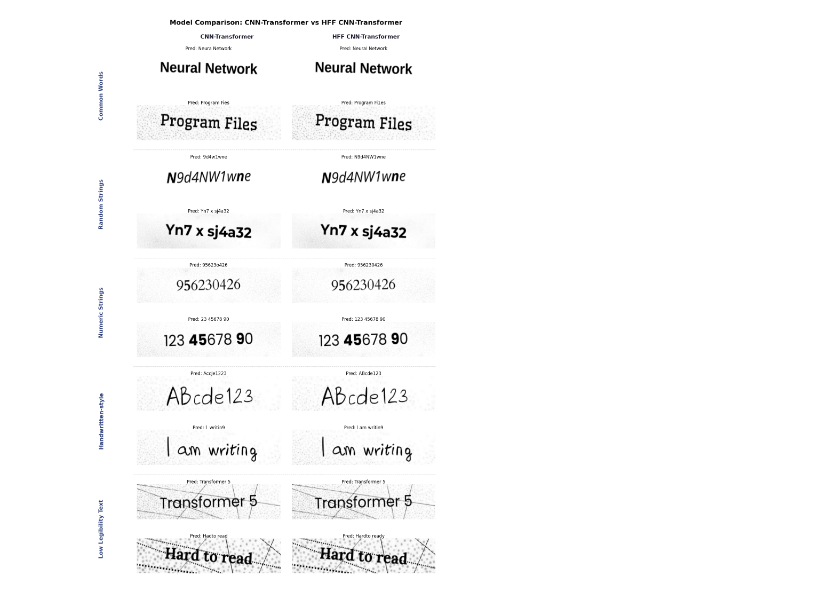
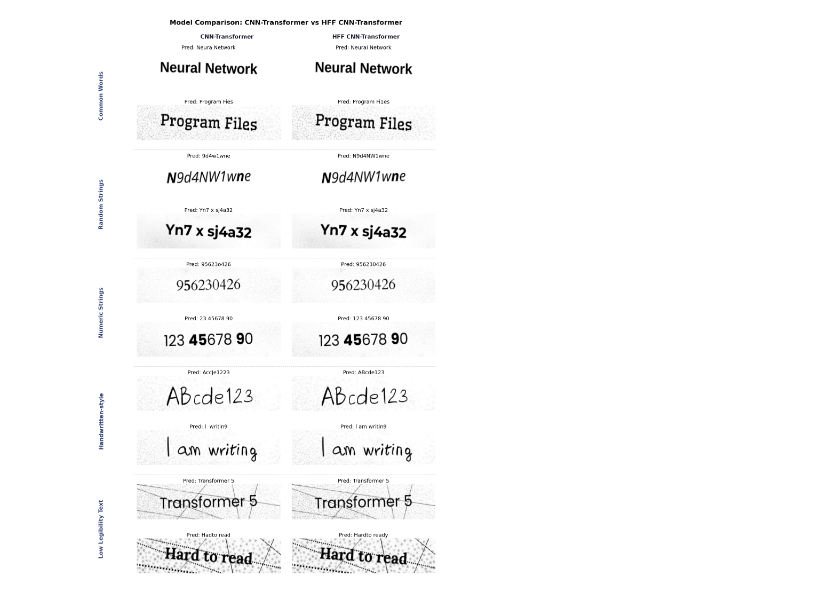
Before and after one commit to veljko2404/hff-ocr-transformer, a Jupyter notebook: models_testing.ipynb, the cells around one changed output. Cells and saved outputs as stored; diff of their text form; code cells hidden in the pictures.

```diff
--- a/models_testing.ipynb
+++ b/models_testing.ipynb
@@ -79,33 +79,33 @@ group_row_ranges = []
 for section_title, idxs in groups:
     group_start = row
     for img_idx in idxs:
         ax_l, ax_r = axes[row]
         ax_l.imshow(images[img_idx], cmap="gray", aspect="auto")
-        ax_l.set_title(f"Pred: {preds[img_idx]}", fontsize=12, pad=3)
+        ax_l.set_title(f"Pred: {preds[img_idx]}", fontsize=14, pad=5)
         ax_l.axis("off")
         ax_r.imshow(images[img_idx], cmap="gray", aspect="auto")
-        ax_r.set_title(f"Pred: {preds_hff[img_idx]}", fontsize=12, pad=3)
+        ax_r.set_title(f"Pred: {preds_hff[img_idx]}", fontsize=14, pad=5)
         ax_r.axis("off")
         row += 1
 
     group_row_ranges.append((section_title, group_start, row - 1))
 
 fig.canvas.draw()
 
 for section_title, r_start, r_end in group_row_ranges:
     pos_top = axes[r_start][0].get_position()
     pos_bot = axes[r_end][0].get_position()
     cy = (pos_top.y1 + pos_bot.y0) / 2
 
     fig.text(0.01, cy, section_title, ha="left", va="center", fontsize=15, fontweight="bold", color="#2c3e7a", rotation=90)
 
     if r_start > 0:
         pos_prev_bot = axes[r_start - 1][0].get_position()
         line_y = (pos_top.y1 + pos_prev_bot.y0) / 2
         line = Line2D([0.11, 0.98], [line_y, line_y], transform=fig.transFigure, color="#cccccc", linewidth=1.0, linestyle="--")
         fig.add_artist(line)
 
 plt.savefig("comparison.png", dpi=150, bbox_inches="tight")
 plt.show()
 # %% [output]
-[figure, old version]
+[figure, new version]
```
